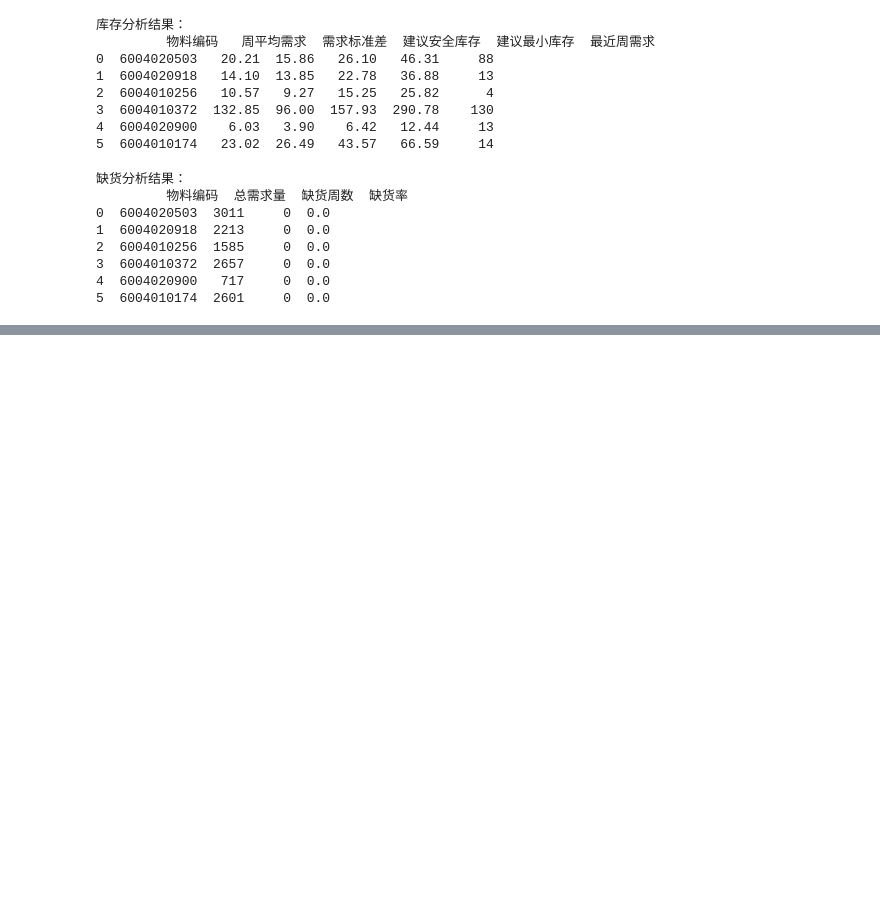
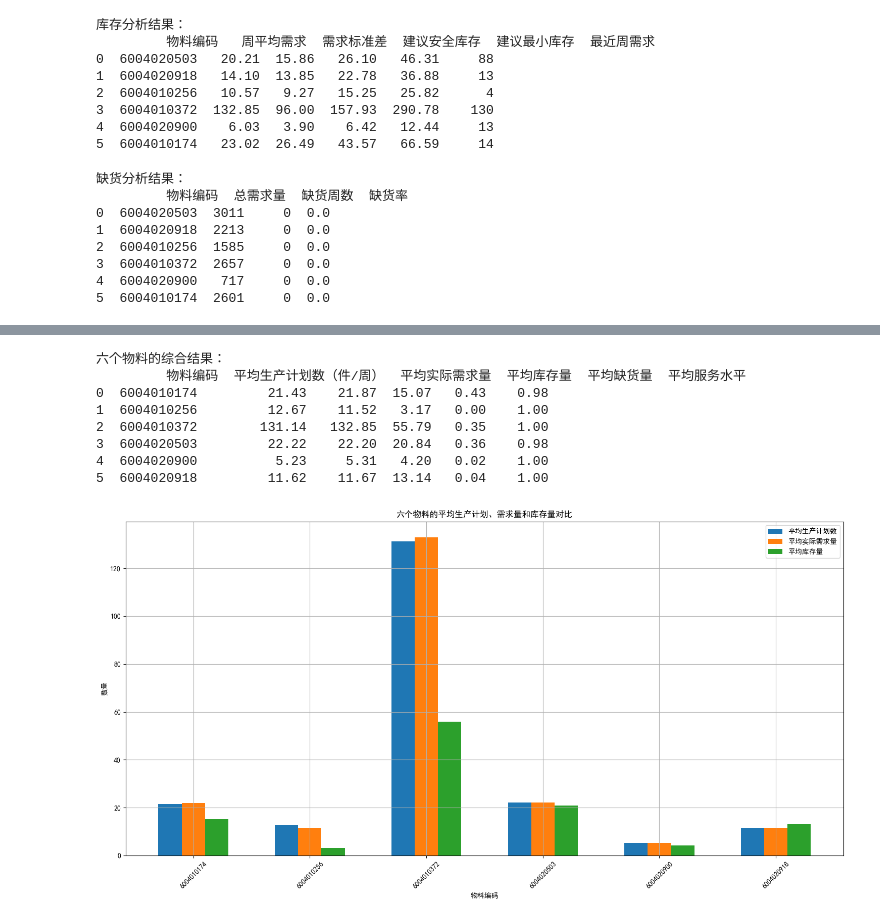
Before and after one commit to 9a9a91/2022E, a Jupyter notebook: codesrunner/code2022.ipynb, the cells around one changed output, grey strips where cells are left out. Cells and saved outputs as stored; diff of their text form; code cells hidden in the pictures; blank space fills up the shorter version.

```diff
--- a/codesrunner/code2022.ipynb
+++ b/codesrunner/code2022.ipynb
@@ -1455,0 +1654,73 @@ KeyError: 0
+# %%
+# 生成综合结果表格
+def generate_summary_table(optimized_plan, key_materials):
+    """
+    生成六个物料的综合结果表格
+
+    参数:
+    optimized_plan: DataFrame, 优化后的生产计划结果
+    key_materials: list, 重点物料列表
+
+    返回:
+    DataFrame, 包含每个物料的综合结果
+    """
+    # 按物料编码分组计算平均值
+    summary = optimized_plan.groupby('物料编码').agg({
+        '生产计划数': 'mean',
+        '实际需求量': 'mean',
+        '库存量': 'mean',
+        '缺货量': 'mean',
+        '服务水平': 'mean'
+    }).round(2)
+
+    # 重命名列
+    summary.columns = [
+        '平均生产计划数（件/周）',
+        '平均实际需求量',
+        '平均库存量',
+        '平均缺货量',
+        '平均服务水平'
+    ]
+
+    # 重置索引，将物料编码作为列
+    summary = summary.reset_index()
+
+    # 保存结果
+    summary.to_csv(r'F:\vscode_code\2022E\results\data_csv\六个物料综合结果.csv', index=False)
+
+    return summary
+
+# 生成并显示综合结果
+summary_table = generate_summary_table(optimized_plan, key_materials)
+print("\n六个物料的综合结果：")
+print(summary_table)
+
+# 可视化对比图
+plt.figure(figsize=(15, 8))
+x = range(len(key_materials))
+width = 0.2
+
+# 绘制条形图
+plt.bar(x, summary_table['平均生产计划数（件/周）'], width, label='平均生产计划数')
+plt.bar([i + width for i in x], summary_table['平均实际需求量'], width, label='平均实际需求量')
+plt.bar([i + width*2 for i in x], summary_table['平均库存量'], width, label='平均库存量')
+
+plt.xlabel('物料编码')
+plt.ylabel('数量')
+plt.title('六个物料的平均生产计划、需求量和库存量对比')
+plt.xticks([i + width for i in x], summary_table['物料编码'], rotation=45)
+plt.legend()
+plt.grid(True)
+plt.tight_layout()
+plt.savefig(r'F:\vscode_code\2022E\results\figures\六个物料综合结果对比图.png')
+plt.show()
+# %% [output]
+六个物料的综合结果：
+         物料编码  平均生产计划数（件/周）  平均实际需求量  平均库存量  平均缺货量  平均服务水平
+0  6004010174         21.43    21.87  15.07   0.43    0.98
+1  6004010256         12.67    11.52   3.17   0.00    1.00
+2  6004010372        131.14   132.85  55.79   0.35    1.00
+3  6004020503         22.22    22.20  20.84   0.36    0.98
+4  6004020900          5.23     5.31   4.20   0.02    1.00
+5  6004020918         11.62    11.67  13.14   0.04    1.00
+[figure, added]
```
Also changed, not shown: parts of 7 cells of this notebook, 12 other files.
